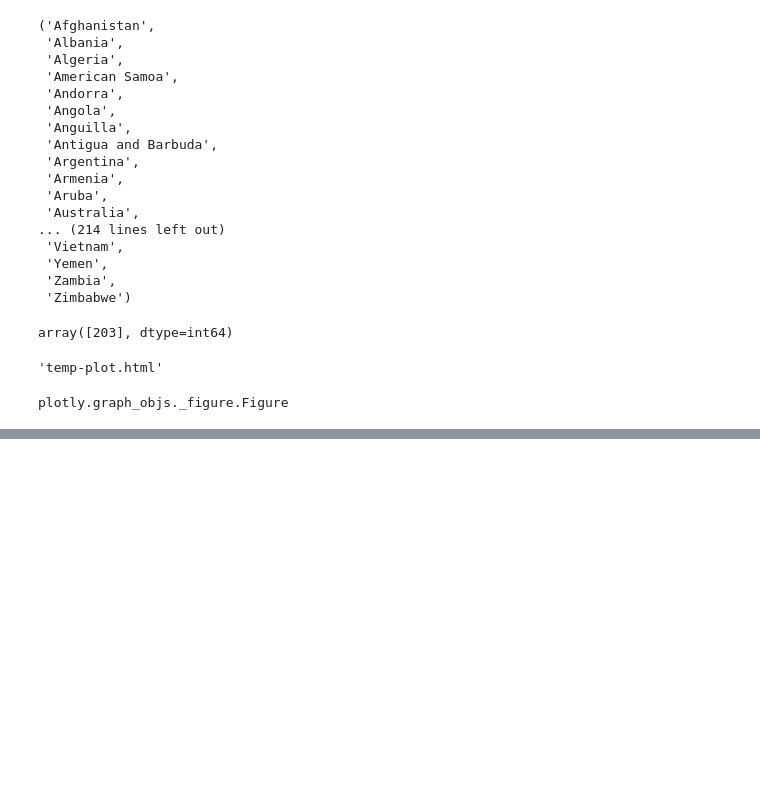
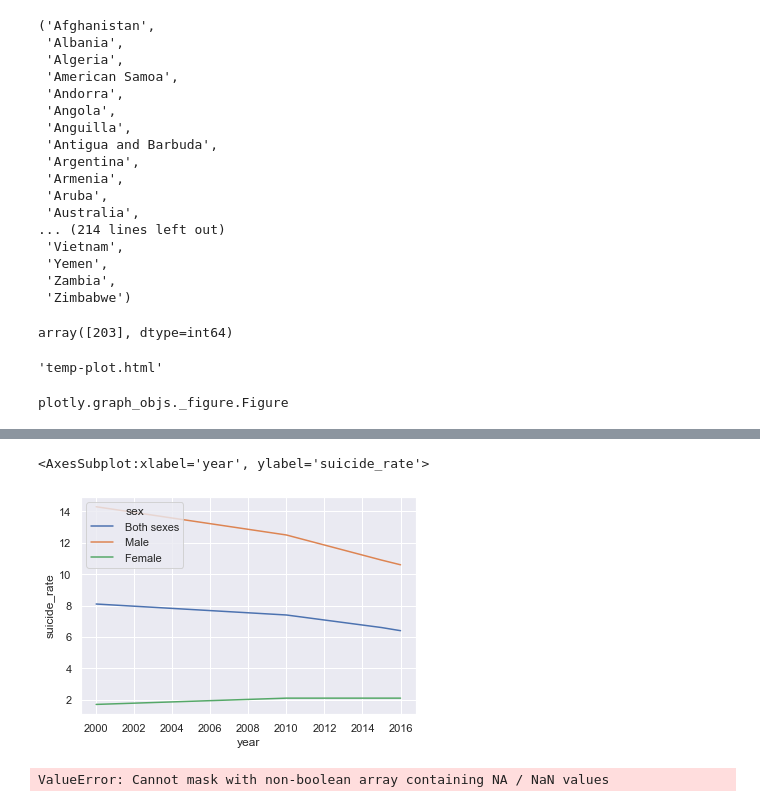
Before and after one commit to sboomi/world-happiness-project, a Jupyter notebook: nbs/Explore Data.ipynb, the cells around one changed output, grey strips where cells are left out. Drawn from its saved outputs; the diff is of its cells as text; code cells hidden in the pictures; blank space fills up the shorter version.

```diff
--- a/nbs/Explore Data.ipynb
+++ b/nbs/Explore Data.ipynb
@@ -148,0 +231,3 @@ plotly.graph_objs._figure.Figure
+# %%
+df = frames['suicide_100k']
+df
@@ -148,0 +248,3 @@ plotly.graph_objs._figure.Figure
+# %%
+stats_country = df[df.country=="Afghanistan"]
+stats_country
@@ -148,0 +268,10 @@ plotly.graph_objs._figure.Figure
+# %%
+sns.set_theme(style='darkgrid')
+sns.lineplot(data=stats_country, x="year", y="suicide_rate", hue="sex")
+# %% [output]
+<AxesSubplot:xlabel='year', ylabel='suicide_rate'>
+[figure, added]
+# %%
+stats_country[stats_country['sex'].str.contains("Both sexes")]
+# %% [output]
+ValueError: Cannot mask with non-boolean array containing NA / NaN values
```
Also changed, not shown: parts of 15 cells of this notebook, 9 other files.
